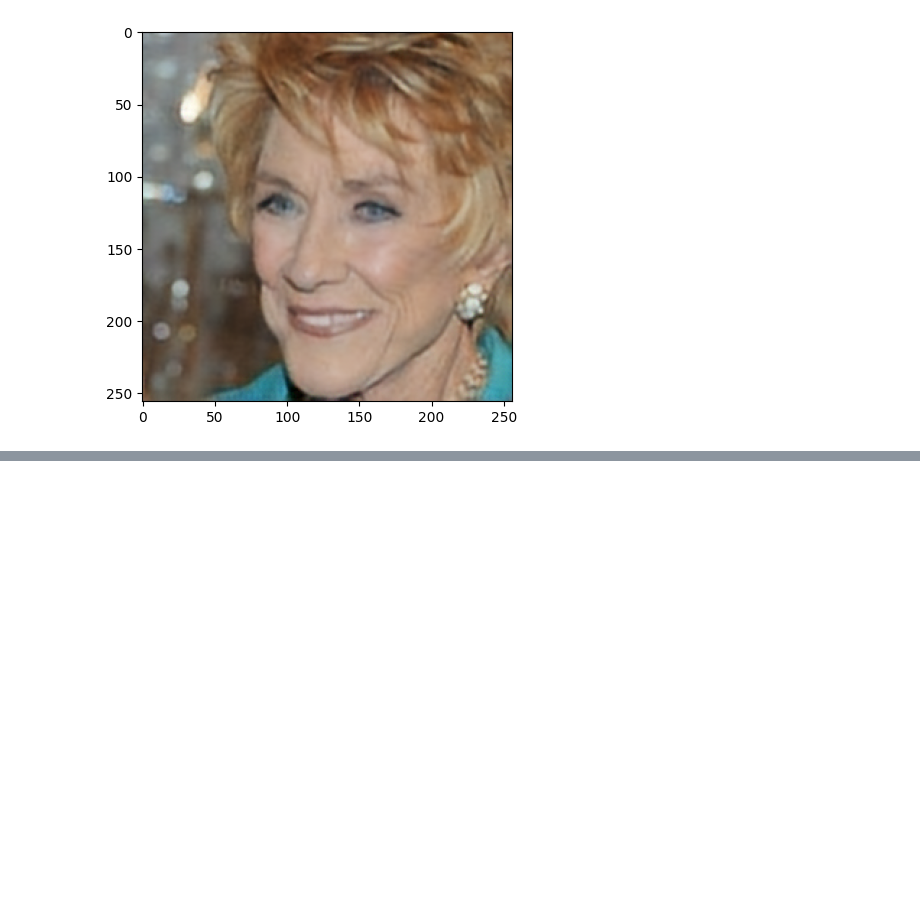
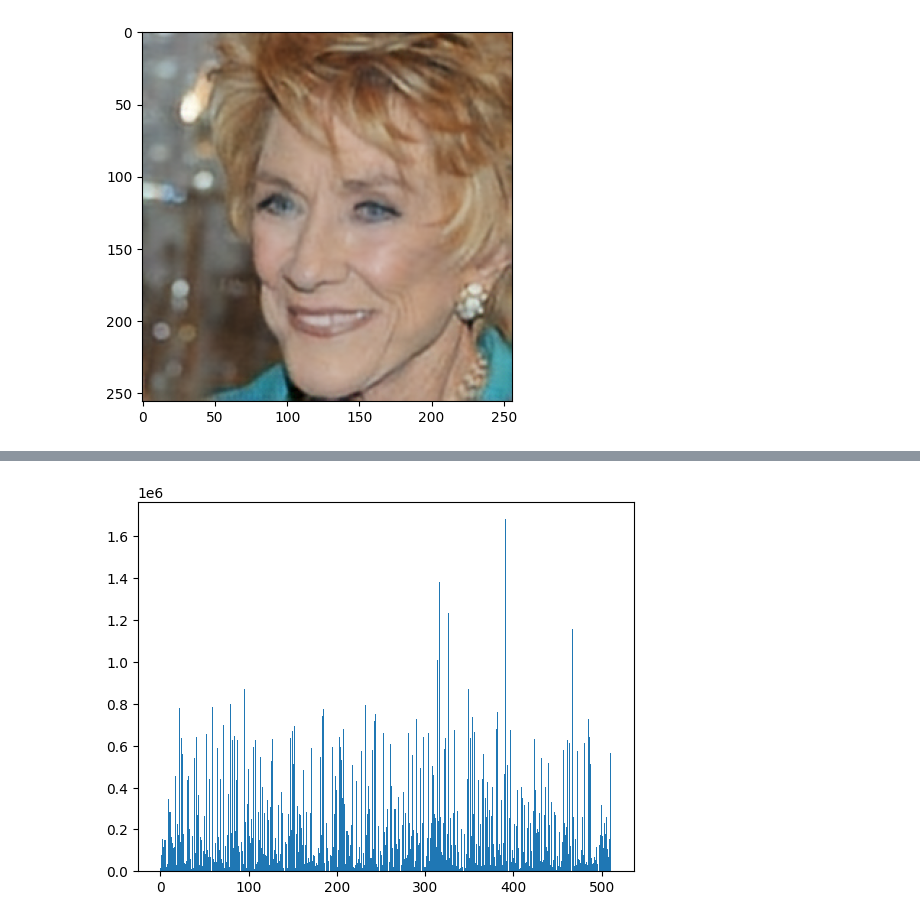
Before and after one commit to anananan116/VQ-VAE-Image-Generation, a Jupyter notebook: visualization.ipynb, the cells around one changed output, grey strips where cells are left out. Drawn from its saved outputs; the diff is of its cells as text; code cells hidden in the pictures; blank space fills up the shorter version.

```diff
--- a/visualization.ipynb
+++ b/visualization.ipynb
@@ -108,0 +117,5 @@ Clipping input data to the valid range for imshow with RGB data ([0..1] for floa
+# %%
+plt.hist(codes_bottom, bins=range(512))
+plt.show()
+# %% [output]
+[figure, added]
```
Also changed, not shown: parts of 2 cells of this notebook, 9 other files.
